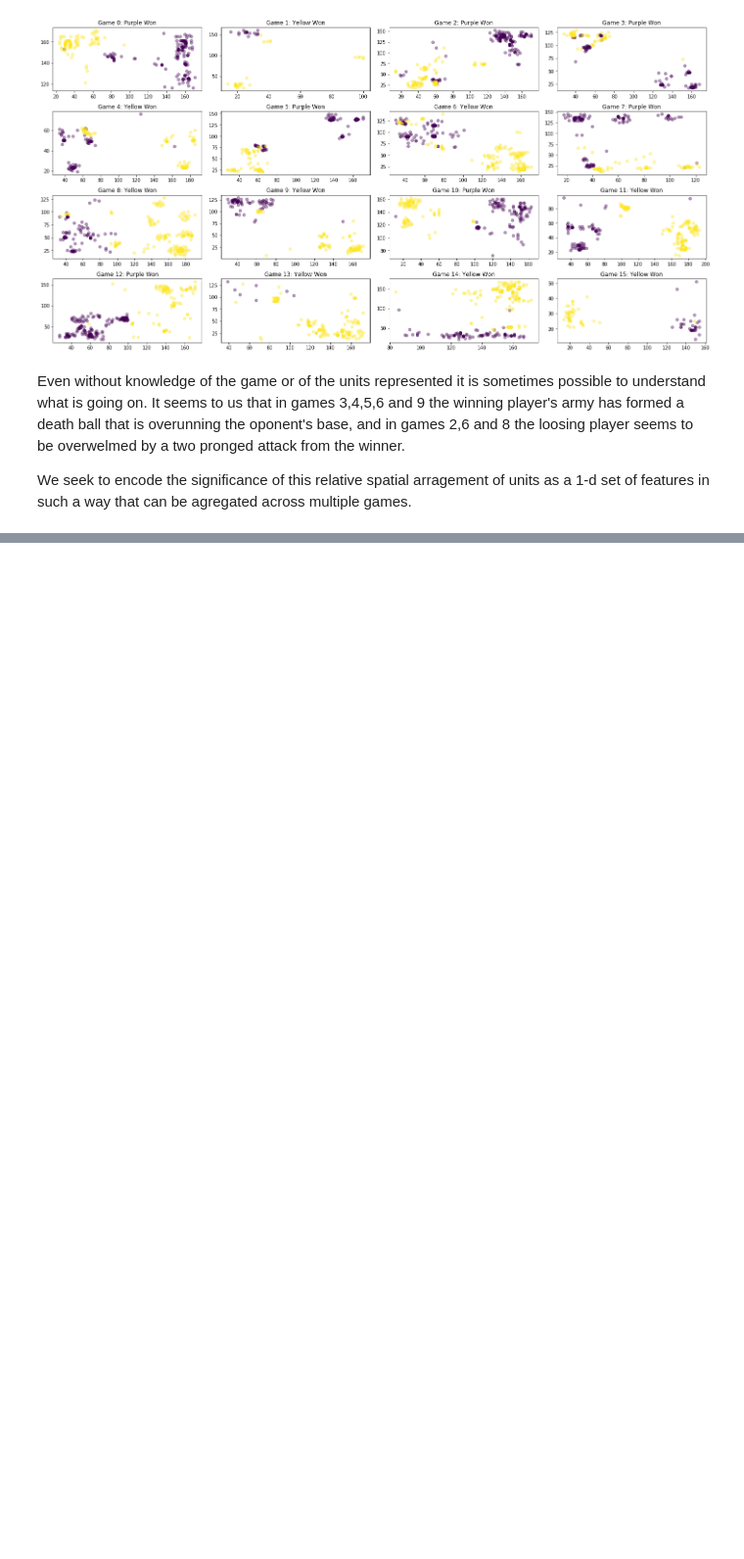
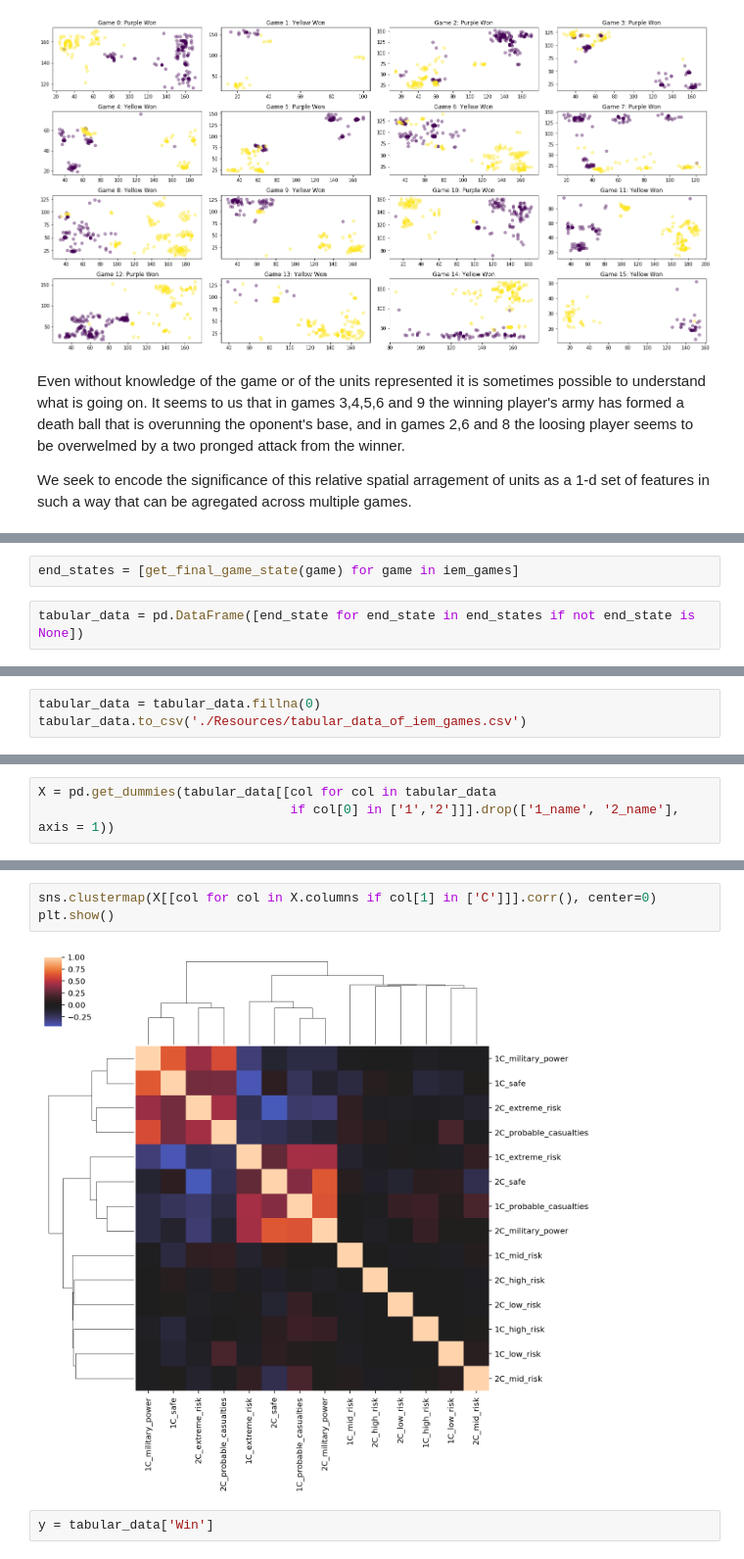
Before and after one commit to Rony-A/sc2-replay-analysis, a Jupyter notebook: mycchaka/capstone/Master Notebook.ipynb, the cells around one changed output, grey strips where cells are left out. Shown at 98% size. Drawn from its saved outputs; the diff is of its cells as text; blank space fills up the shorter version.

Commit message:
finally a feature matrix

```diff
--- a/mycchaka/capstone/Master Notebook.ipynb
+++ b/mycchaka/capstone/Master Notebook.ipynb
@@ -539,0 +867,4 @@ unit_details.to_csv('./../../../../Desktop/game_6_unit_data.csv')
+# %%
+end_states = [get_final_game_state(game) for game in iem_games]
+# %%
+tabular_data = pd.DataFrame([end_state for end_state in end_states if not end_state is None])
@@ -539,0 +883,3 @@ unit_details.to_csv('./../../../../Desktop/game_6_unit_data.csv')
+# %%
+tabular_data = tabular_data.fillna(0)
+tabular_data.to_csv('./Resources/tabular_data_of_iem_games.csv')
@@ -539,0 +918,3 @@ unit_details.to_csv('./../../../../Desktop/game_6_unit_data.csv')
+# %%
+X = pd.get_dummies(tabular_data[[col for col in tabular_data
+                                 if col[0] in ['1','2']]].drop(['1_name', '2_name'], axis = 1))
@@ -539,0 +931,7 @@ unit_details.to_csv('./../../../../Desktop/game_6_unit_data.csv')
+# %%
+sns.clustermap(X[[col for col in X.columns if col[1] in ['C']]].corr(), center=0)
+plt.show()
+# %% [output]
+[figure, added]
+# %%
+y = tabular_data['Win']
```
Also changed, not shown: parts of 55 cells of this notebook, 1 other file.
